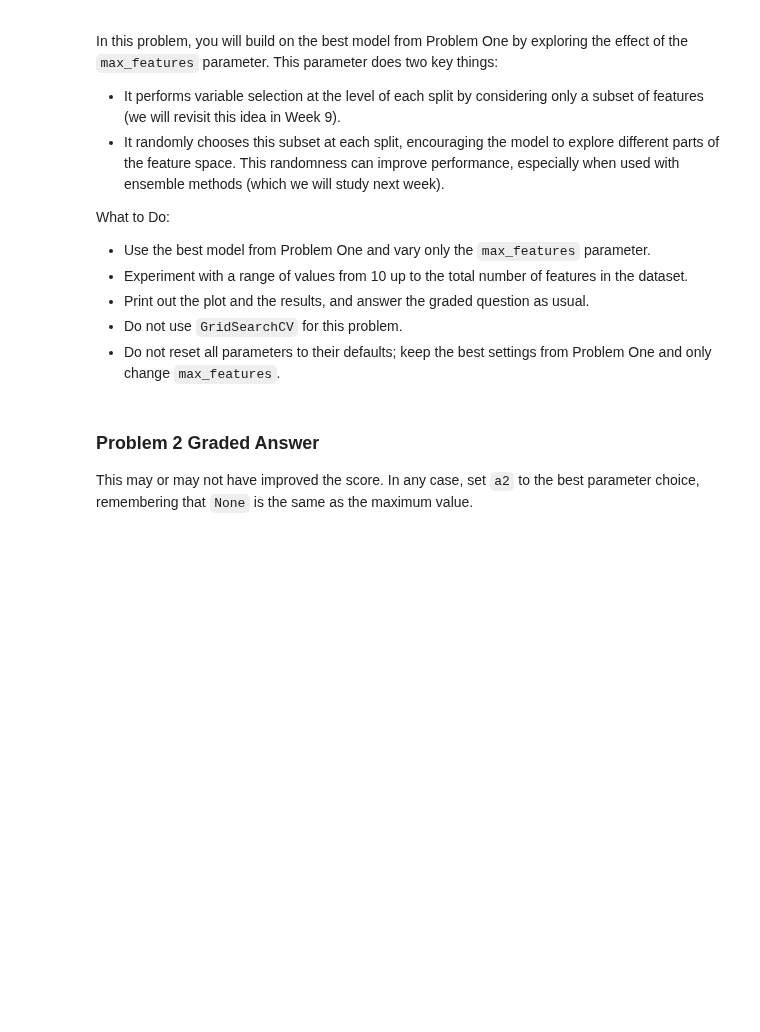
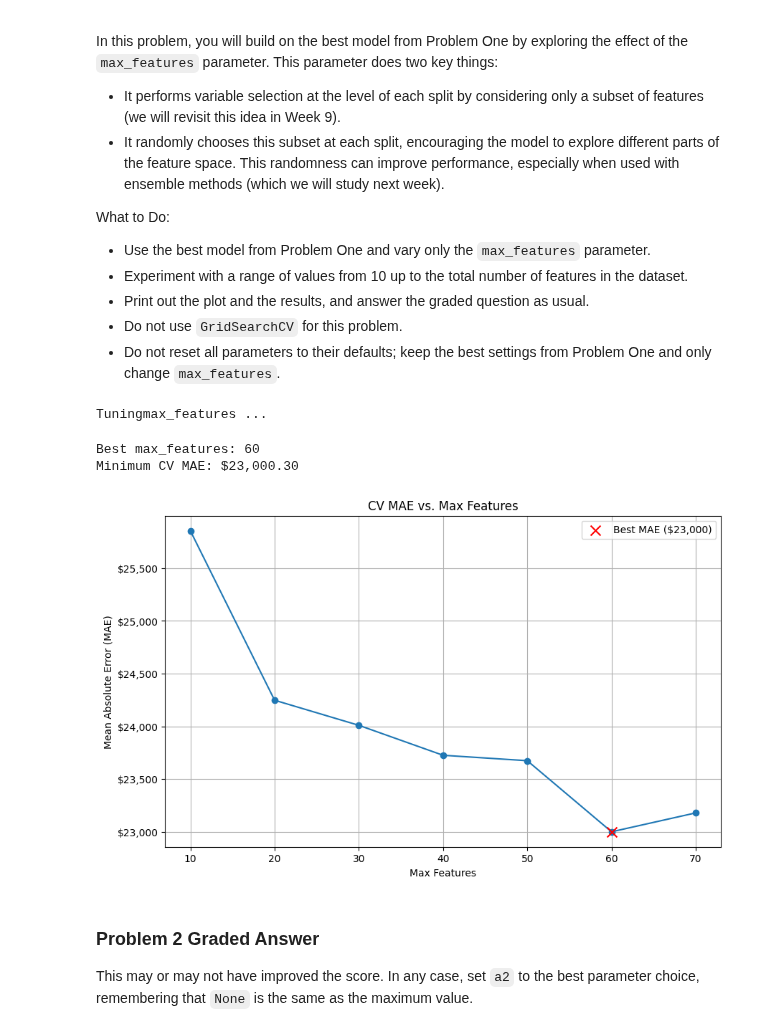
Before and after one commit to waysnyder/Module-3-Assignments, a Jupyter notebook: Homework_06.ipynb, the cells around one changed output. Saved outputs shown, nothing was run; the diff lists cells and outputs as text; code cells hidden in the pictures; blank space fills up the shorter version.

```diff
--- a/Homework_06.ipynb
+++ b/Homework_06.ipynb
@@ -341,3 +510,61 @@ What to Do:
+# %%
+# Your code here
+
+# We build upon the best combination found in 1.D. (max_depth=None, max_leaf_nodes=90)
+
+# Get the total number of ffeatures in the training set
+n_features = X_train.shape[1]
+
+# Define the parameter name and the list of values to test for max_features.
+param_features = 'max_features'
+parameter_list_features = np.arange(10, n_features + 1, 10)  # Test from 1 to n_features with a step of 5.
+
+#List to store the results (MAE scores).
+maes_features = []
+
+print(f"Tuning{ param_features} ...")
+# Use tqdm for a progress bar.
+for p_value in tqdm(parameter_list_features):
+    # The wrapper function handles CV and MAE scoring.
+    mae = run_decision_tree_regressor(X_train,
+                                        y_train,
+                                        max_depth=None,  # Use the best depth found in 1.D.
+                                        max_leaf_nodes=best_leaf_nodes_value,  # Use the best leaf nodes found in 1.D.
+                                        max_features=p_value,  # Apply the current parameter value.
+                                        random_state=random_seed)
+    maes_features.append(mae)
+
+# Find the minimum MAE value from the list.
+min_mae_features = min(maes_features)
+
+# Get the index of that minimum value.
+min_index_features = maes_features.index(min_mae_features)
+
+best_max_features = parameter_list_features[min_index_features]
+
+print(f"\nBest {param_features}: {best_max_features}")
+print(f"Minimum CV MAE: ${min_mae_features:,.2f}")
+
+# Visualize the results.
+plt.figure(figsize=(10, 6))
+plt.plot(parameter_list_features, maes_features, marker='o', linestyle='-')
+plt.title(f'CV MAE vs. {param_features.replace("_", " ").title()}')
+plt.xlabel(param_features.replace("_", " ").title())
+plt.ylabel('Mean Absolute Error (MAE)')
+plt.grid(True)
+
+# Mark the point with the lowest MAE using the specific variables.
+plt.scatter(parameter_list_features[min_index_features], min_mae_features, marker='x', color='red', s=100, zorder=5, label=f'Best MAE (${min_mae_features:,.0f})')
+
+# Format the y-axis labels as dollars.
+plt.gca().yaxis.set_major_formatter(mticker.FuncFormatter(dollar_format))
+plt.legend()
+plt.show()
+# %% [output]
+Tuningmax_features ...
+Best max_features: 60
+Minimum CV MAE: $23,000.30
+[figure, added]
 # %% [markdown]
 ### Problem 2 Graded Answer
 
```
Also changed, not shown: parts of 34 cells of this notebook, 4 other files.
